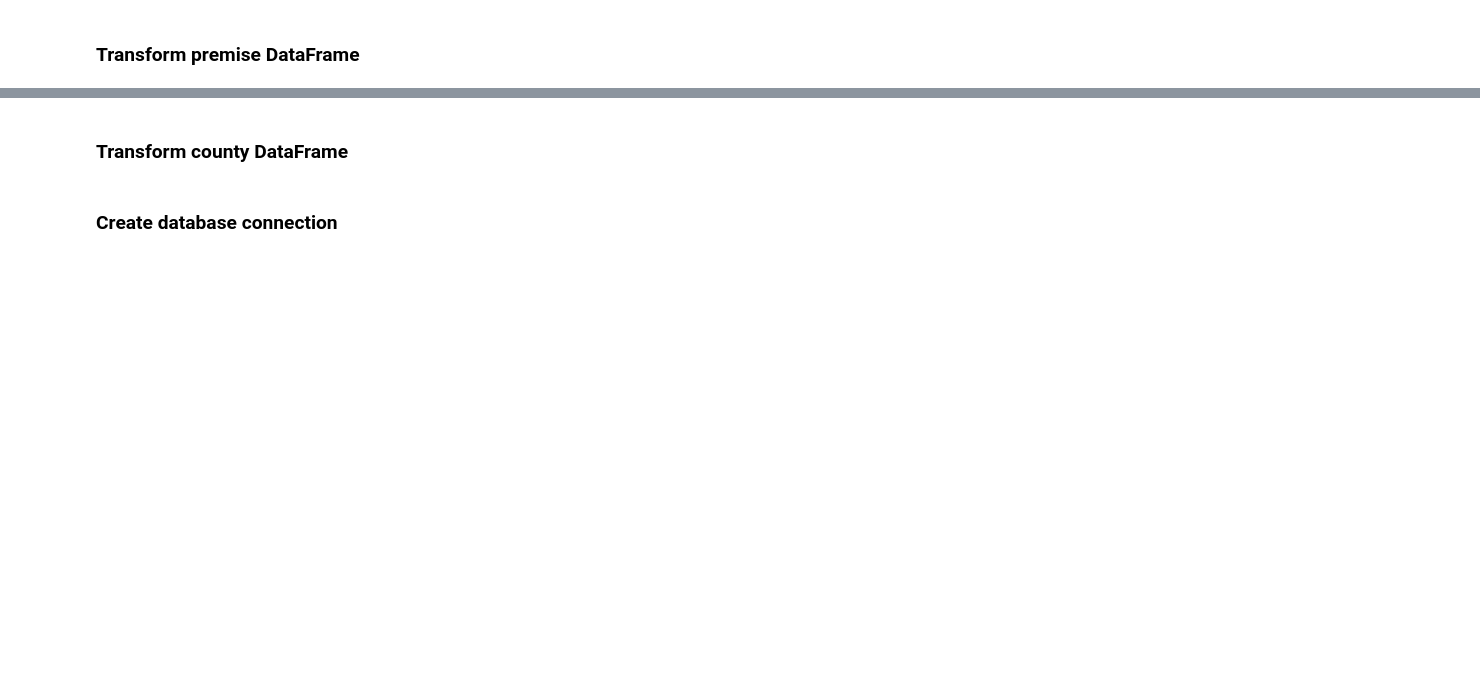
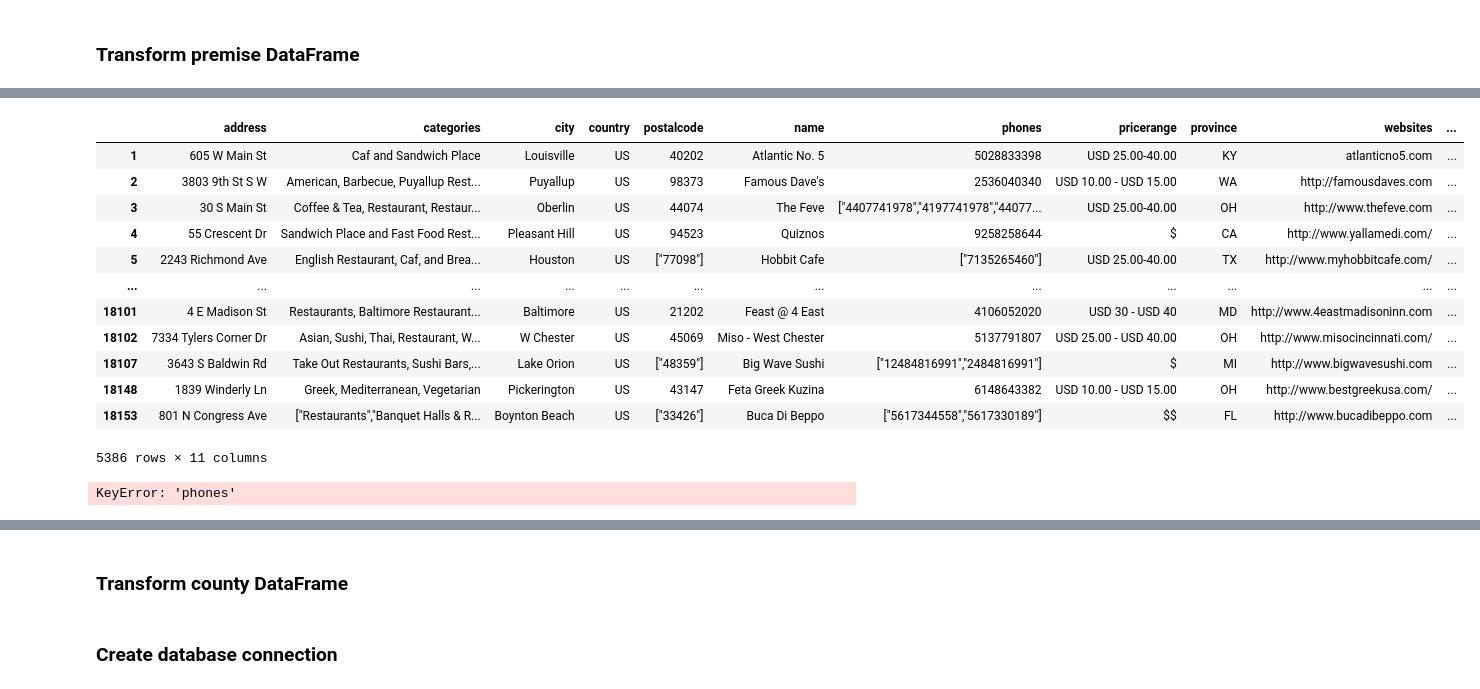
Before and after one commit to AlexanderLorin/RAM_project, a Jupyter notebook: pandas_etl.ipynb, the cells around one changed output, grey strips where cells are left out. Saved outputs shown, nothing was run; the diff lists cells and outputs as text; code cells hidden in the pictures; blank space fills up the shorter version.

```diff
--- a/pandas_etl.ipynb
+++ b/pandas_etl.ipynb
@@ -49,0 +153,21 @@ vvr_transformed.head()
+# %%
+state_df = state_df.rename(columns={"col11":"new_phones"})
+state_df
+# %% [output]
+|  | address | categories | city | country | postalcode | name | phones | pricerange | province | websites | ... |
+| 1 | 605 W Main St | Caf and Sandwich Place | Louisville | US | 40202 | Atlantic No. 5 | 5028833398 | USD 25.00-40.00 | KY | atlanticno5.com | ... |
+| 2 | 3803 9th St S W | American, Barbecue, Puyallup Rest... | Puyallup | US | 98373 | Famous Dave's | 2536040340 | USD 10.00 - USD 15.00 | WA | http://famousdaves.com | ... |
+| 3 | 30 S Main St | Coffee & Tea, Restaurant, Restaur... | Oberlin | US | 44074 | The Feve | ["4407741978","4197741978","44077... | USD 25.00-40.00 | OH | http://www.thefeve.com | ... |
+| 4 | 55 Crescent Dr | Sandwich Place and Fast Food Rest... | Pleasant Hill | US | 94523 | Quiznos | 9258258644 | $ | CA | http://www.yallamedi.com/ | ... |
+| 5 | 2243 Richmond Ave | English Restaurant, Caf, and Brea... | Houston | US | ["77098"] | Hobbit Cafe | ["7135265460"] | USD 25.00-40.00 | TX | http://www.myhobbitcafe.com/ | ... |
+| ... | ... | ... | ... | ... | ... | ... | ... | ... | ... | ... | ... |
+| 18101 | 4 E Madison St | Restaurants, Baltimore Restaurant... | Baltimore | US | 21202 | Feast @ 4 East | 4106052020 | USD 30 - USD 40 | MD | http://www.4eastmadisoninn.com | ... |
+| 18102 | 7334 Tylers Corner Dr | Asian, Sushi, Thai, Restaurant, W... | W Chester | US | 45069 | Miso - West Chester | 5137791807 | USD 25.00 - USD 40.00 | OH | http://www.misocincinnati.com/ | ... |
+| 18107 | 3643 S Baldwin Rd | Take Out Restaurants, Sushi Bars,... | Lake Orion | US | ["48359"] | Big Wave Sushi | ["12484816991","2484816991"] | $ | MI | http://www.bigwavesushi.com | ... |
+| 18148 | 1839 Winderly Ln | Greek, Mediterranean, Vegetarian | Pickerington | US | 43147 | Feta Greek Kuzina | 6148643382 | USD 10.00 - USD 15.00 | OH | http://www.bestgreekusa.com/ | ... |
+| 18153 | 801 N Congress Ave | ["Restaurants","Banquet Halls & R... | Boynton Beach | US | ["33426"] | Buca Di Beppo | ["5617344558","5617330189"] | $$ | FL | http://www.bucadibeppo.com | ... |
+5386 rows × 11 columns
+# %%
+del state_df["phones"]
+# %% [output]
+KeyError: 'phones'
```
Also changed, not shown: parts of 26 cells of this notebook, 1 other file.
